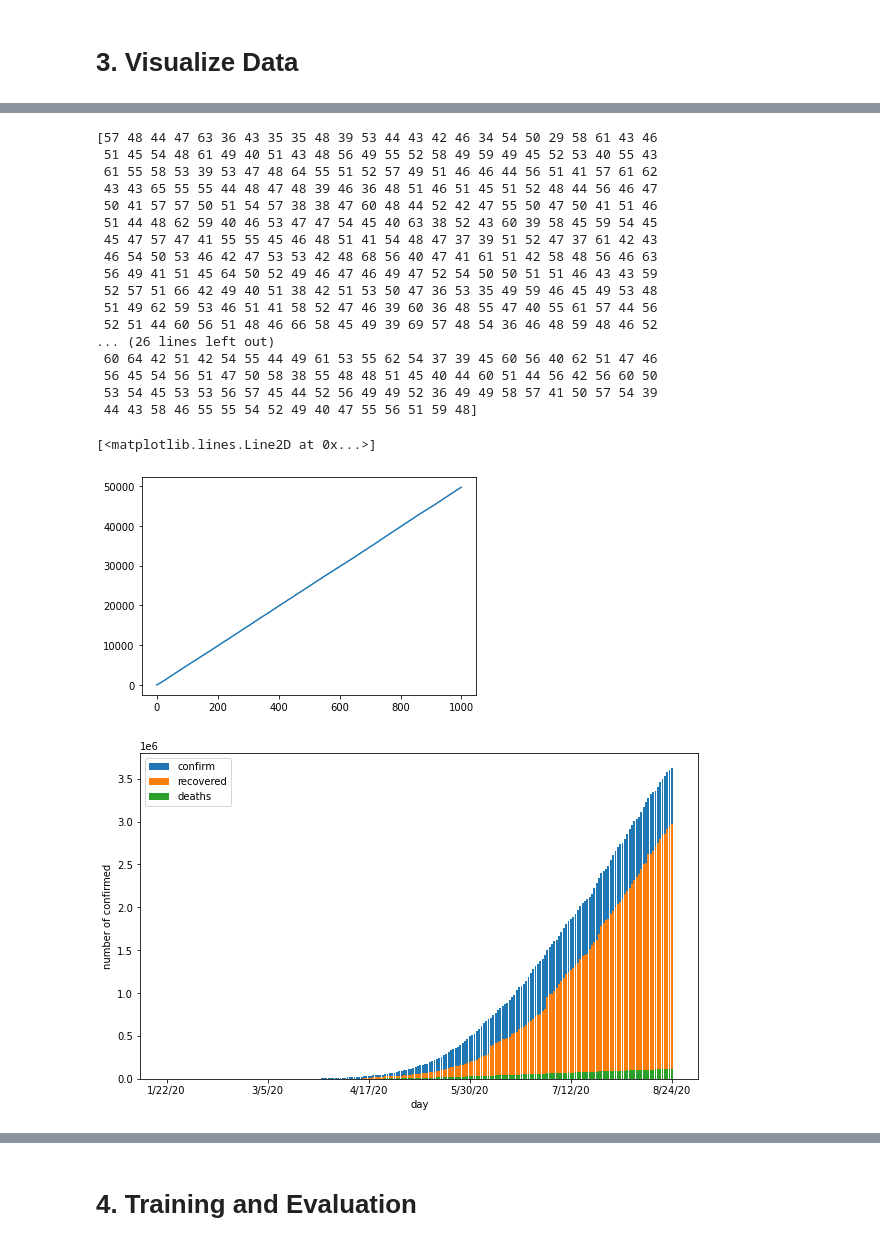
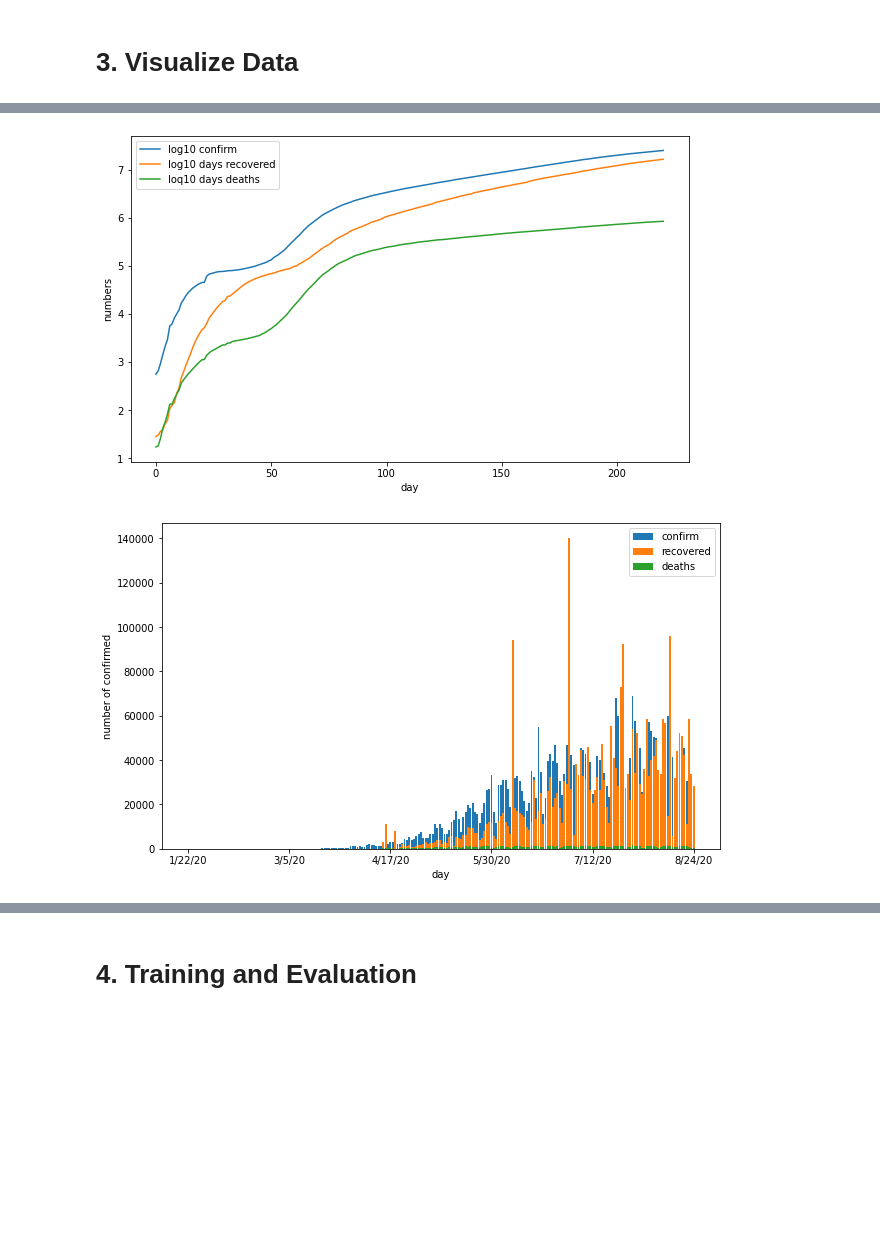
Before and after one commit to liamhieuvu/covid-prediction, a Jupyter notebook: time_dependent_sir_model.ipynb, the cells around one changed output, grey strips where cells are left out. Drawn from its saved outputs; the diff is of its cells as text; code cells hidden in the pictures; blank space fills up the shorter version.

```diff
--- a/time-dependent-sir-model.ipynb
+++ b/time_dependent_sir_model.ipynb
@@ -345,33 +378,20 @@ plt.show()
-# %%
-import seaborn as sns
-from numpy import random
-tmp = random.poisson(lam=50, size=1000)
-print(tmp)
-tmp = tmp.cumsum()
-plt.plot(tmp)
-# %% [output]
-[57 48 44 47 63 36 43 35 35 48 39 53 44 43 42 46 34 54 50 29 58 61 43 46
- 51 45 54 48 61 49 40 51 43 48 56 49 55 52 58 49 59 49 45 52 53 40 55 43
- 61 55 58 53 39 53 47 48 64 55 51 52 57 49 51 46 46 44 56 51 41 57 61 62
- 43 43 65 55 55 44 48 47 48 39 46 36 48 51 46 51 45 51 52 48 44 56 46 47
- 50 41 57 57 50 51 54 57 38 38 47 60 48 44 52 42 47 55 50 47 50 41 51 46
- 51 44 48 62 59 40 46 53 47 47 54 45 40 63 38 52 43 60 39 58 45 59 54 45
- 45 47 57 47 41 55 55 45 46 48 51 41 54 48 47 37 39 51 52 47 37 61 42 43
- 46 54 50 53 46 42 47 53 53 42 48 68 56 40 47 41 61 51 42 58 48 56 46 63
- 56 49 41 51 45 64 50 52 49 46 47 46 49 47 52 54 50 50 51 51 46 43 43 59
- 52 57 51 66 42 49 40 51 38 42 51 53 50 47 36 53 35 49 59 46 45 49 53 48
- 51 49 62 59 53 46 51 41 58 52 47 46 39 60 36 48 55 47 40 55 61 57 44 56
- 52 51 44 60 56 51 48 46 66 58 45 49 39 69 57 48 54 36 46 48 59 48 46 52
-... (26 lines left out)
- 60 64 42 51 42 54 55 44 49 61 53 55 62 54 37 39 45 60 56 40 62 51 47 46
- 56 45 54 56 51 47 50 58 38 55 48 48 51 45 40 44 60 51 44 56 42 56 60 50
- 53 54 45 53 53 56 57 45 44 52 56 49 49 52 36 49 49 58 57 41 50 57 54 39
- 44 43 58 46 55 55 54 52 49 40 47 55 56 51 59 48]
-[<matplotlib.lines.Line2D at 0x...>]
-[figure, removed]
+# %%
+world_data = [getDataAll(df_confirmed), getDataAll(df_deaths), getDataAll(df_recovered)]
+plt.figure(figsize = (10, 6))
+plt.plot(x_, np.log10(world_data[0][0]), label='log10 confirm')
+plt.plot(x_, np.log10(world_data[2][0]), label='log10 days recovered')
+plt.plot(x_, np.log10(world_data[1][0]), label='loq10 days deaths')
+plt.xlabel('day')
+plt.ylabel('numbers')
+# plt.title("")
+# plt.xticks(list(np.arange(0,len(days),int(len(days)/5))),days[:-1:int(len(days)/5)]+[days[-1]])
+plt.legend()
+plt.show()
+# %% [output]
+[figure, added]
 # %%
 
-brazil_data = [getDataFromCountry(df_confirmed, 'Brazil'), getDataFromCountry(df_deaths, 'Brazil'), getDataFromCountry(df_recovered, 'Brazil')]
+brazil_data = [getNewCaseFormCountry(df_confirmed, 'Brazil'), getNewCaseFormCountry(df_deaths, 'Brazil'), getNewCaseFormCountry(df_recovered, 'Brazil')]
 days = brazil_data[0][1]
 x_brazil = np.linspace(0, len(days) - 1, len(days))
 
@@ -385,4 +405,4 @@ plt.xticks(list(np.arange(0,len(days),int(len(days)/5))),days[:-1:int(len(days)/
 plt.legend()
 plt.show()
 # %% [output]
-[figure, old version]
+[figure, new version]
```
Also changed, not shown: parts of 11 cells of this notebook.
